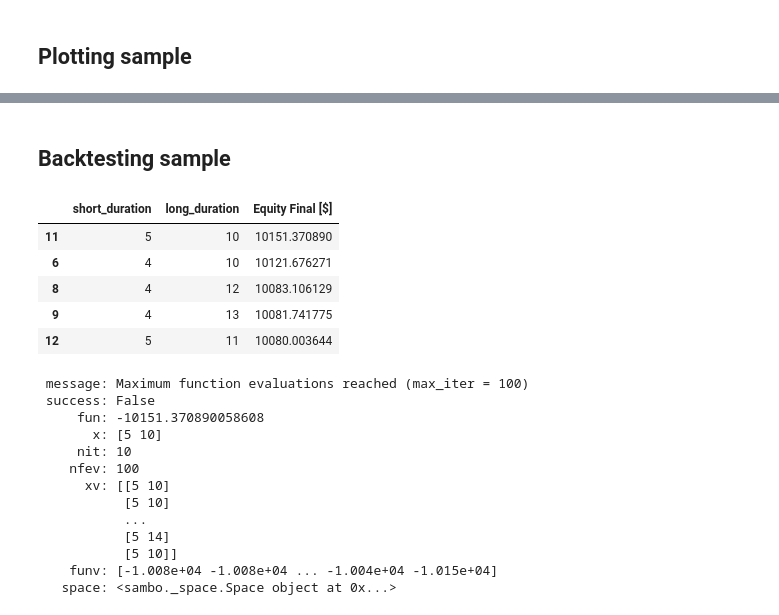
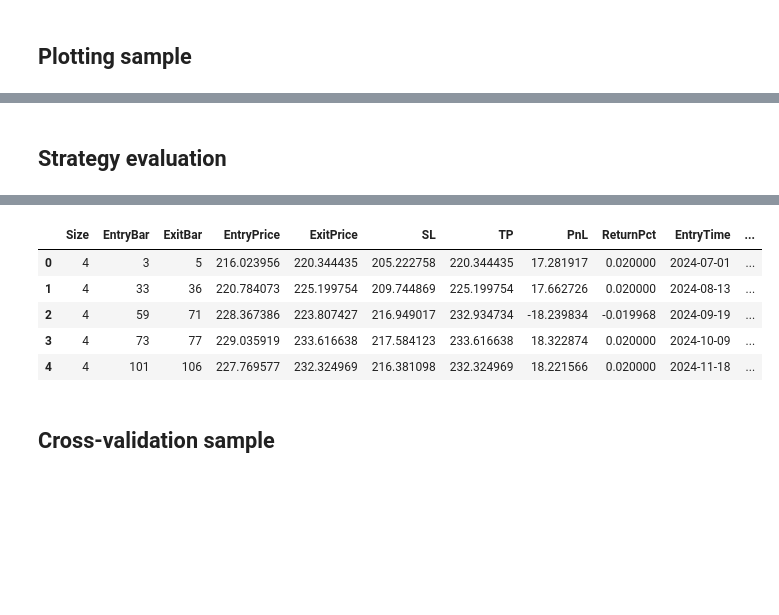
Before and after one commit to QuanPham19/trader-joe, a Jupyter notebook: trader.ipynb, the cells around one changed output, grey strips where cells are left out. Drawn from its saved outputs; the diff is of its cells as text; code cells hidden in the pictures; blank space fills up the shorter version.

Commit message:
merge functions and add cross-val

```diff
--- a/trader.ipynb
+++ b/trader.ipynb
@@ -46,7 +46,7 @@ from utils.strategy import *
 # %%
 # now = datetime.today().strftime('%Y-%m-%d')
 
-loader = DataLoader(ticker='AAPL', start='2022-01-01', end='2024-12-31', freq='1d', test_size=0.5)
+loader = DataLoader(ticker='AAPL', start='2022-06-01', end='2024-12-31', freq='1d', test_size=0.2)
 loader.run()
 # test
 # %% [output]
@@ -54,3 +54,16 @@ YF.download() has changed argument auto_adjust default to True
 [*********************100%***********************]  1 of 1 completed
 [interactive output not drawn]
 [interactive output not drawn]
+# %% [markdown]
+## Strategy evaluation
+# %%
+strategy = EmaCross
+bt = BackTrader(data=loader.data, strategy=strategy, commission=0.002)
+
+params = {
+    'short_duration': 5,
+    'long_duration': 10
+}
+bt.execute(data=bt.test_data, params=params, plot=True)
+bt.trades.head()
+# %% [output]
@@ -57,38 +72,8 @@ YF.download() has changed argument auto_adjust default to True
+|  | Size | EntryBar | ExitBar | EntryPrice | ExitPrice | SL | TP | PnL | ReturnPct | EntryTime | ... |
+| 0 | 4 | 3 | 5 | 216.023956 | 220.344435 | 205.222758 | 220.344435 | 17.281917 | 0.020000 | 2024-07-01 | ... |
+| 1 | 4 | 33 | 36 | 220.784073 | 225.199754 | 209.744869 | 225.199754 | 17.662726 | 0.020000 | 2024-08-13 | ... |
+| 2 | 4 | 59 | 71 | 228.367386 | 223.807427 | 216.949017 | 232.934734 | -18.239834 | -0.019968 | 2024-09-19 | ... |
+| 3 | 4 | 73 | 77 | 229.035919 | 233.616638 | 217.584123 | 233.616638 | 18.322874 | 0.020000 | 2024-10-09 | ... |
+| 4 | 4 | 101 | 106 | 227.769577 | 232.324969 | 216.381098 | 232.324969 | 18.221566 | 0.020000 | 2024-11-18 | ... |
 # %% [markdown]
-## Backtesting sample
+## Cross-validation sample
-# %%
-strategy = EmaCross
-
-grid_search = {
-    'short_duration': range(2, 6),
-    'long_duration': range(10, 16)
-}
-
-bt = BackTrader(data=loader.data, strategy=strategy, params=None, commission=0.002, grid_search=grid_search)
-
-df = pd.DataFrame(bt.optimize()[1]).reset_index()
-df.sort_values(by='Equity Final [$]', inplace=True, ascending=False)
-df.head()
-# %% [output]
-|  | short_duration | long_duration | Equity Final [$] |
-| 11 | 5 | 10 | 10151.370890 |
-| 6 | 4 | 10 | 10121.676271 |
-| 8 | 4 | 12 | 10083.106129 |
-| 9 | 4 | 13 | 10081.741775 |
-| 12 | 5 | 11 | 10080.003644 |
-# %%
-bt.optimize()[2]
-# %% [output]
- message: Maximum function evaluations reached (max_iter = 100)
- success: False
-     fun: -10151.370890058608
-       x: [5 10]
-     nit: 10
-    nfev: 100
-      xv: [[5 10]
-           [5 10]
-           ...
-           [5 14]
-           [5 10]]
-    funv: [-1.008e+04 -1.008e+04 ... -1.004e+04 -1.015e+04]
-   space: <sambo._space.Space object at 0x...>
```
Also changed, not shown: parts of 5 cells of this notebook, 3 other files.
